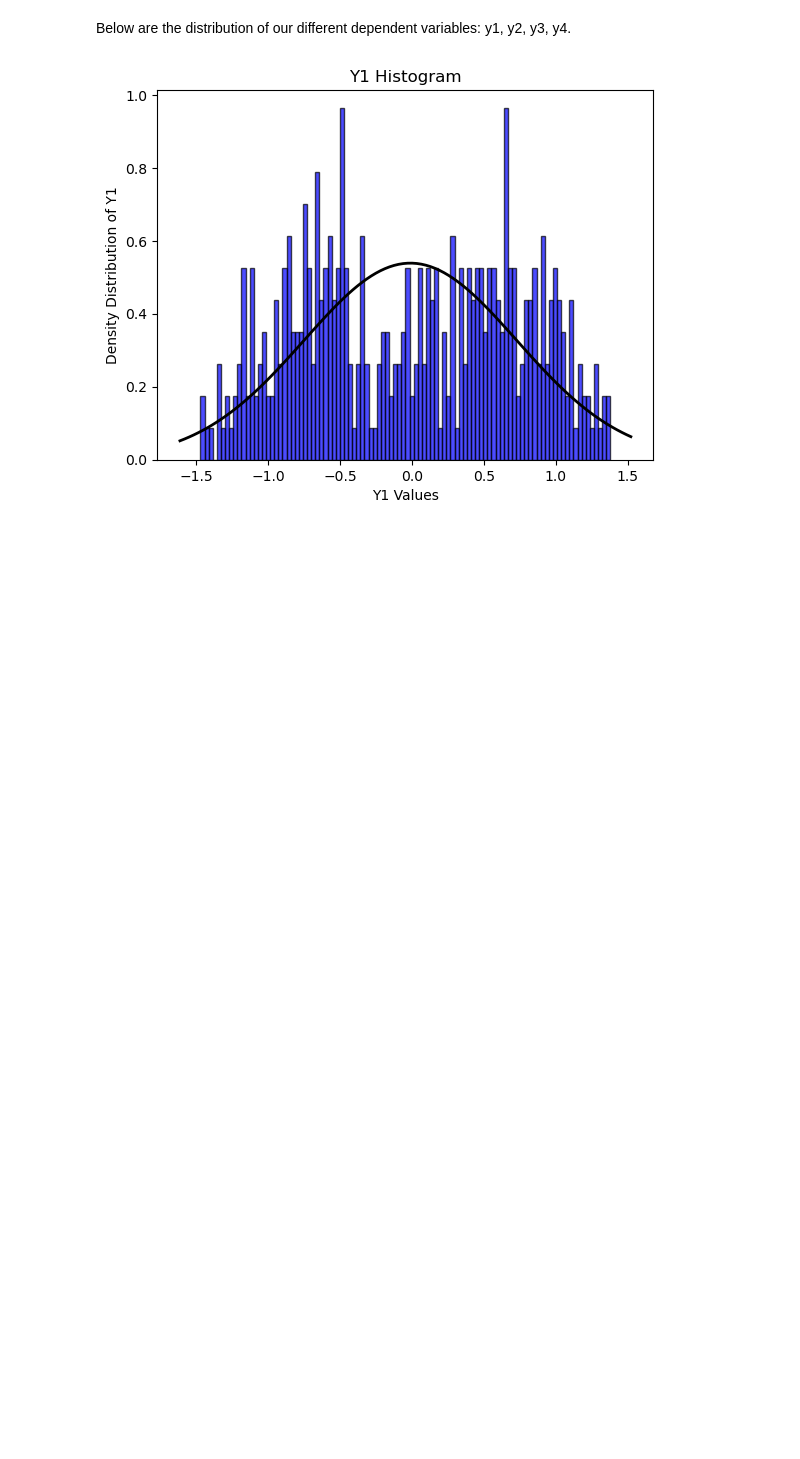
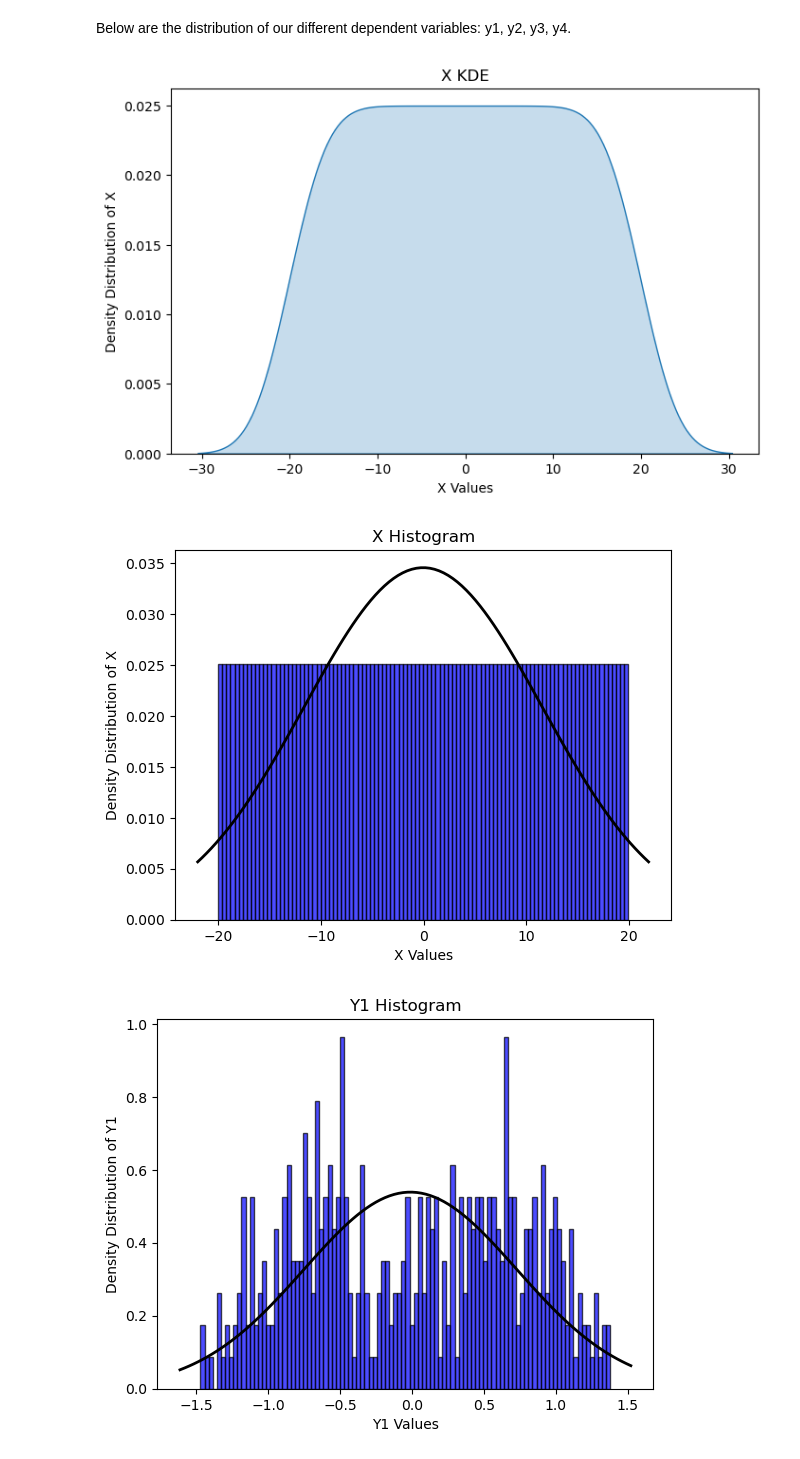
Before and after one commit to elahsoft/Our_Reality, a Jupyter notebook: our_reality.ipynb, the cells around one changed output. Drawn from its saved outputs; the diff is of its cells as text; code cells hidden in the pictures; blank space fills up the shorter version.

```diff
--- a/our_reality.ipynb
+++ b/our_reality.ipynb
@@ -160,4 +160,14 @@ The above reveals that log transforming does not handle our outlier and so we st
 VISUALIZATION
 # %% [markdown]
 Below are the distribution of our different dependent variables: y1, y2, y3, y4.
+# %%
+data_wrangler = DataWrangler("train.csv")
+df = data_wrangler.dataframe
+visualization = Visualization("X KDE", "X Values", "Density Distribution of X")
+visualization.kdeplot(df.loc[:, "x"])
+visualization = Visualization("X Histogram", "X Values", "Density Distribution of X")
+visualization.histogram(100, df.loc[:, "x"])
+# %% [output]
+[figure, added]
+[figure, added]
 # %%
```
Also changed, not shown: parts of 1 cell of this notebook, 2 other files.
